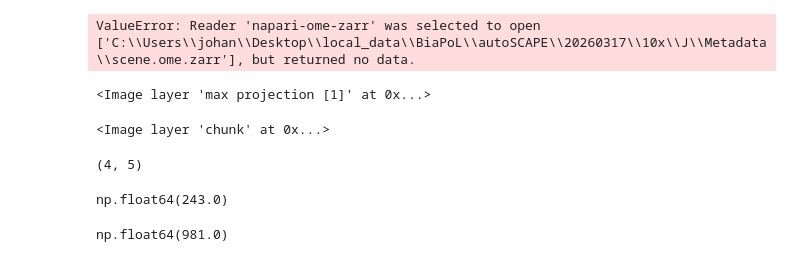
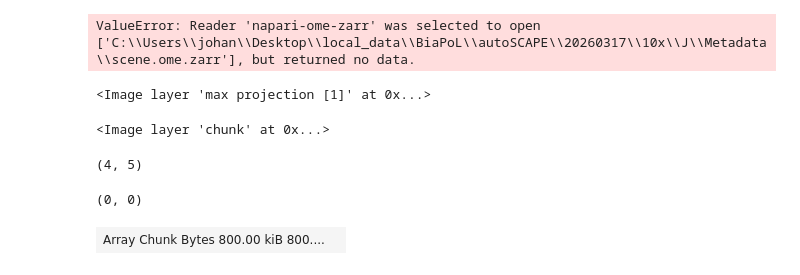
Before and after one commit to BCF-MPI-CBG/autoSCAPE, a Jupyter notebook: docs/notebooks/convert_leica_SCAPE.ipynb, the cells around one changed output. Saved outputs shown, nothing was run; the diff lists cells and outputs as text; code cells hidden in the pictures.

```diff
--- a/docs/notebooks/convert_leica_SCAPE.ipynb
+++ b/docs/notebooks/convert_leica_SCAPE.ipynb
@@ -14,8 +17,7 @@ from multiview_stitcher import spatial_image_utils as si_utils
 from multiview_stitcher import fusion
 from skimage import io
 # %%
-root = r'C:\Users\johan\Desktop\local_data\BiaPoL\autoSCAPE\20260317\10x\J'
-columns = os.listdir(root)
+root = r'C:\Users\johan\Desktop\local_data\Lightsheet\2026_03_20_11_49_15--Marina2_96\TileScan 2'
 # %%
 try:
   client = get_client()
@@ -238,7 +474,7 @@ for layer in viewer.layers:
 		if not chunk.shape == (640, 640):
 			continue
 
-		client.submit(io.imsave, os.path.join(r"C:\Users\johan\Desktop\local_data\BiaPoL\autoSCAPE\20260317\projections", f"{layer.name}_chunk_{idx}.tif"), chunk)
+		io.imsave(os.path.join(r"C:\Users\johan\Desktop\local_data\BiaPoL\autoSCAPE\20260317\projections", f"{layer.name}_chunk_{idx}.tif"), chunk.compute(), check_contrast=False)
 # %%
 viewer_projections.layers.clear()
 viewer_projections.add_image(chunk, contrast_limits=(p5.compute(), p95.compute()))
@@ -249,10 +485,12 @@ viewer.layers[0].data[0].min(axis=0).rechunk(640, 640)
 # %% [output]
 (4, 5)
 # %%
-p5.compute()
+for idx in np.ndindex(projection.numblocks):
+  print(idx)
+  break
 # %% [output]
-np.float64(243.0)
+(0, 0)
 # %%
-p95.compute()
+projection.blocks[idx]
 # %% [output]
-np.float64(981.0)
+| Array Chunk Bytes 800.00 kiB 800.... |  |
```
Also changed, not shown: parts of 9 cells of this notebook, 7 other files.
